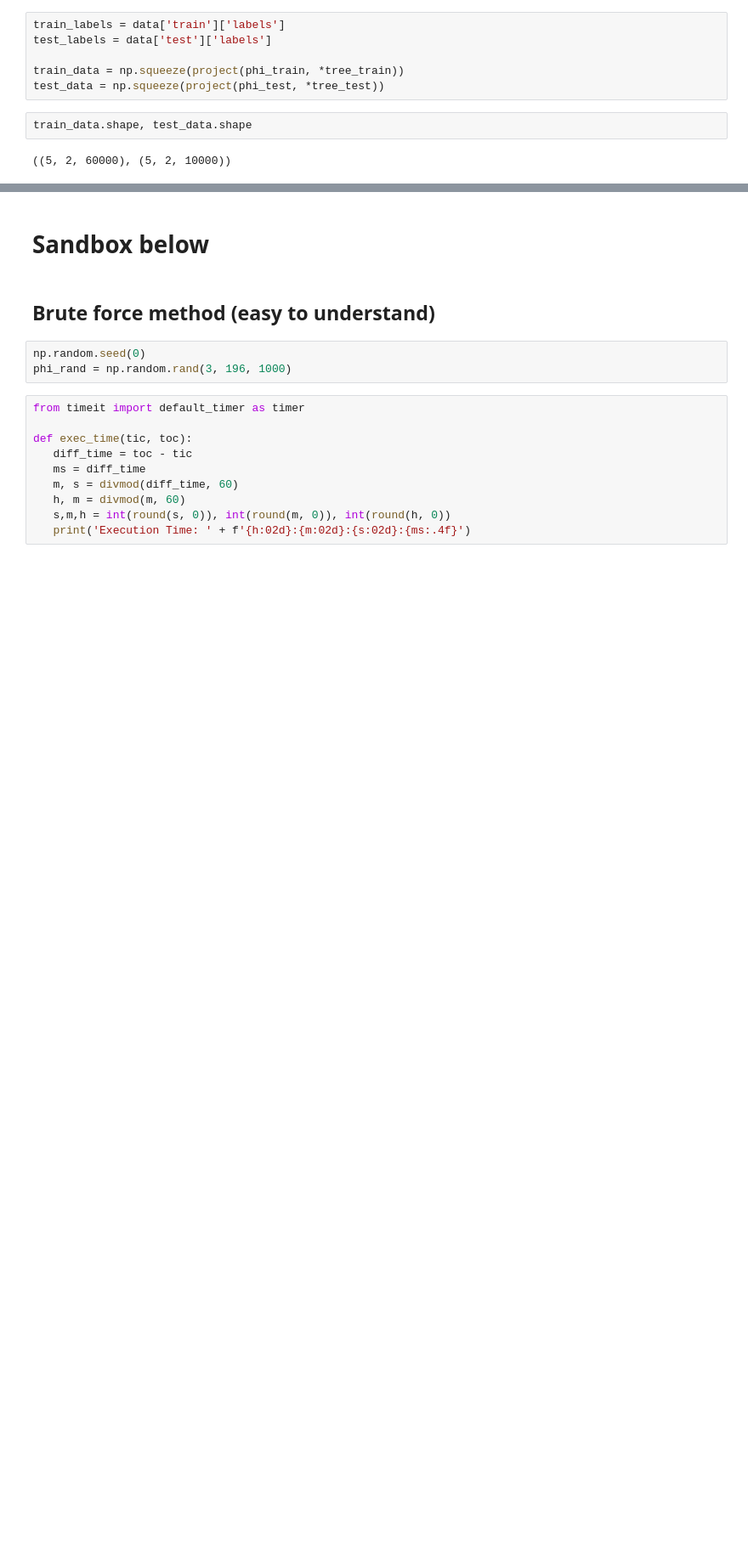
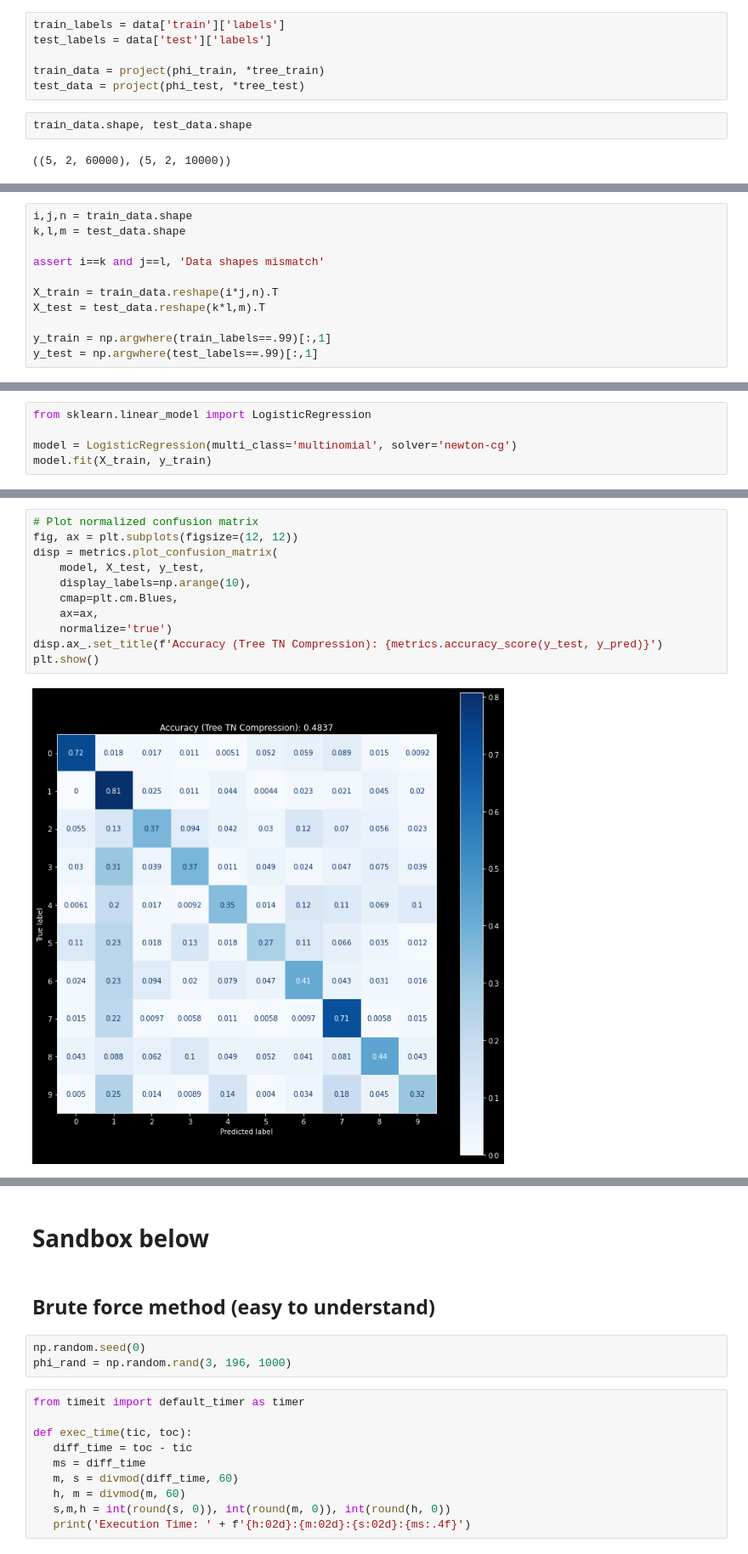
Before and after one commit to jordansauce/tensor-networks-algos, a Jupyter notebook: stoudenmire2018learning/notebook.ipynb, the cells around one changed output, grey strips where cells are left out. Shown: that part at 85% size. Cells and saved outputs as stored; diff of their text form; blank space fills up the shorter version.

```diff
--- a/stoudenmire2018learning/notebook.ipynb
+++ b/stoudenmire2018learning/notebook.ipynb
@@ -500,8 +500,8 @@ All data after coarse graining.
 train_labels = data['train']['labels']
 test_labels = data['test']['labels']
 
-train_data = np.squeeze(project(phi_train, *tree_train))
-test_data = np.squeeze(project(phi_test, *tree_test))
+train_data = project(phi_train, *tree_train)
+test_data = project(phi_test, *tree_test)
 # %%
 train_data.shape, test_data.shape
 # %% [output]
@@ -508,0 +511,11 @@ train_data.shape, test_data.shape
+# %%
+i,j,n = train_data.shape
+k,l,m = test_data.shape
+
+assert i==k and j==l, 'Data shapes mismatch'
+
+X_train = train_data.reshape(i*j,n).T
+X_test = test_data.reshape(k*l,m).T
+
+y_train = np.argwhere(train_labels==.99)[:,1]
+y_test = np.argwhere(test_labels==.99)[:,1]
@@ -508,0 +526,5 @@ train_data.shape, test_data.shape
+# %%
+from sklearn.linear_model import LogisticRegression
+
+model = LogisticRegression(multi_class='multinomial', solver='newton-cg')
+model.fit(X_train, y_train)
@@ -508,0 +558,13 @@ train_data.shape, test_data.shape
+# %%
+# Plot normalized confusion matrix
+fig, ax = plt.subplots(figsize=(12, 12))
+disp = metrics.plot_confusion_matrix(
+    model, X_test, y_test,
+    display_labels=np.arange(10),
+    cmap=plt.cm.Blues,
+    ax=ax,
+    normalize='true')
+disp.ax_.set_title(f'Accuracy (Tree TN Compression): {metrics.accuracy_score(y_test, y_pred)}')
+plt.show()
+# %% [output]
+[figure, added]
```
Also changed, not shown: parts of 15 cells of this notebook.
